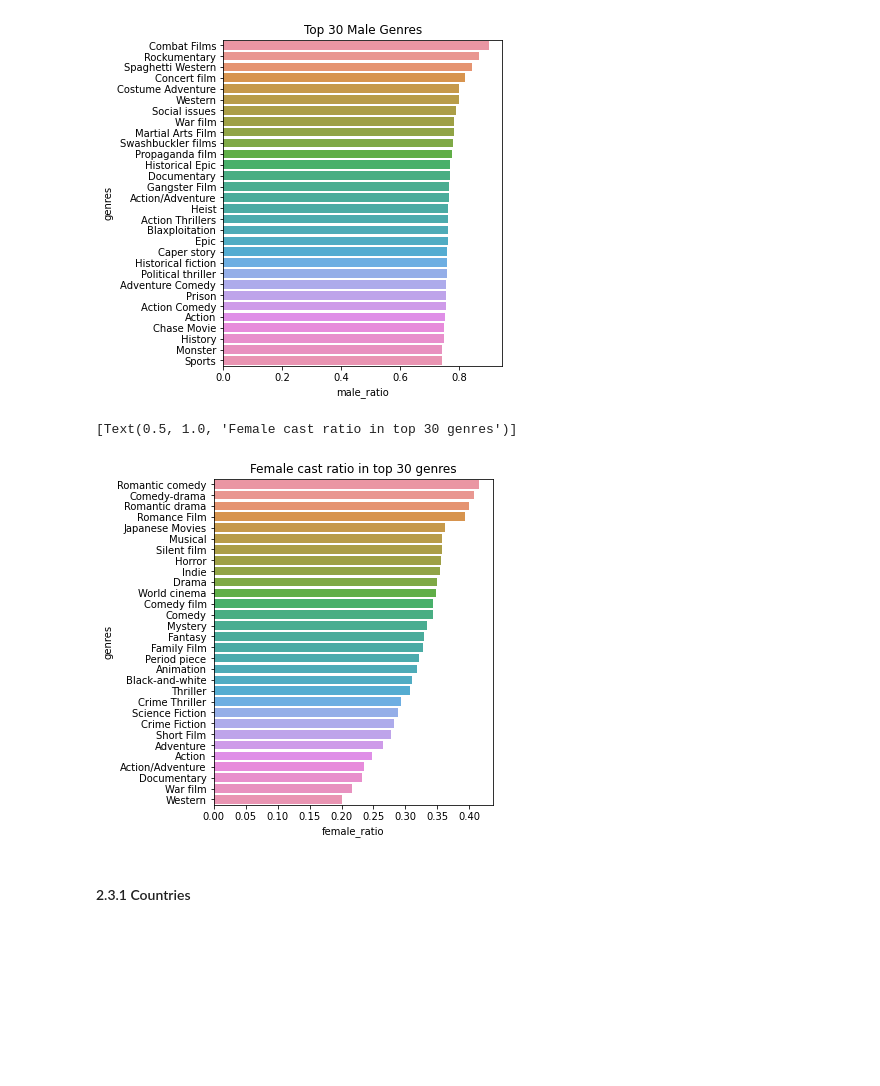
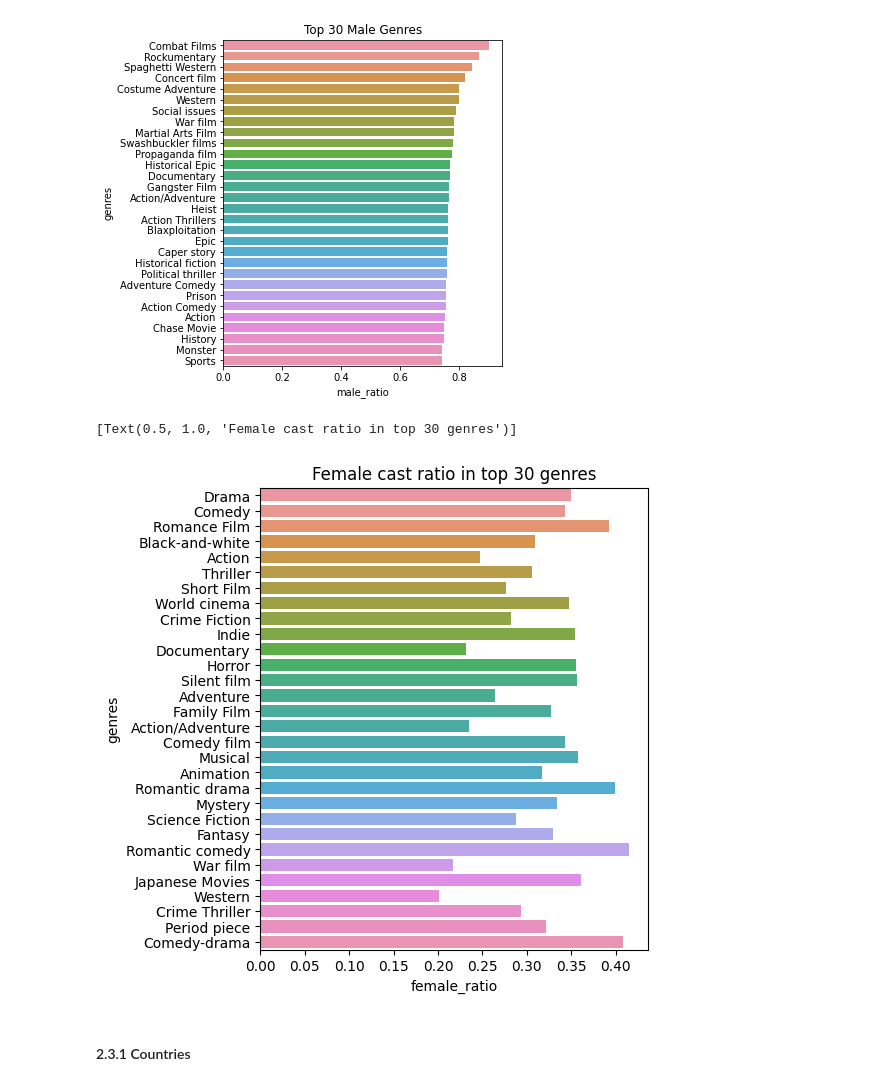
Before and after one commit to epfl-ada/ada-2022-project-yiyisoda, a Jupyter notebook: milestone_2.ipynb, the cells around one changed output. Drawn from its saved outputs; the diff is of its cells as text; code cells hidden in the pictures; blank space fills up the shorter version.

```diff
--- a/milestone_2.ipynb
+++ b/milestone_2.ipynb
@@ -159,7 +159,7 @@ Name: countries, Length: 147, dtype: int64
 movie_genres = movies.copy()
 movie_genres['genres'] = movie_genres['genres'].apply(lambda x: list(eval(x).values()))
 movie_genres = movie_genres.explode('genres', ignore_index = True)
-movie_genres = movie_genres.drop(columns=['freebase_movie_id', 'movie_name','release_date','box_office_revenue',
+movie_genres = movie_genres.drop(columns=['freebase_movie_id', 'movie_name','box_office_revenue',
               'movie_runtime', 'languages','countries'])
 movie_genres.genres.value_counts()
 # %% [output]
@@ -648,12 +648,8 @@ Only the genres with more than 100 movies were taken into consideration. <br><br
 
 Instead of checking which genre has the highest female / male ration it is also interesting to order the 30 most appearing genres according to the gender ratio.
 # %%
-def get_female_ratio(s):
-    female_count = 0
-    for i in range(len(s)):
-        if s[i] == 'F':
-            female_count = female_count+1
-    return round(female_count/len(s), 4)
+sns.reset_defaults
+sns.set(rc={'figure.figsize':(3.5,4.5)})
 # %%
 def get_gender_ratio(s, gender):
     '''
@@ -722,16 +724,15 @@ sns.barplot(data=male_genres, x="male_ratio", y="genres").set(title='Top 30 Male
 # %%
 character_genres = pd.merge(left = characters, right = movie_genres, left_on = 'wiki_movie_id', right_on = 'wiki_movie_id', how = 'inner')
 top30_genres = movie_genres['genres'].value_counts()[:30].index.tolist()
 genre_gender = character_genres[character_genres.genres.isin(top30_genres)][['actor_gender', 'genres']].groupby('genres').agg('sum')
 genre_gender['female_ratio'] = genre_gender['actor_gender'].apply(lambda x: get_gender_ratio(x, "F"))
 genre_gender = genre_gender.drop(columns=['actor_gender'])
-genre_gender = genre_gender.sort_values(by='female_ratio', ascending=False)
 genre_gender['genres'] = genre_gender.index
 f, ax = plt.subplots(figsize=(5, 6))
-sns.barplot(data=genre_gender, x="female_ratio", y="genres").set(title='Female cast ratio in top 30 genres')
+sns.barplot(data=genre_gender, x="female_ratio", y="genres",order=top30_genres).set(title='Female cast ratio in top 30 genres')
 # %% [output]
 [Text(0.5, 1.0, 'Female cast ratio in top 30 genres')]
-[figure, old version]
+[figure, new version]
 # %% [markdown]
 #### 2.3.1 Countries
 # %% [markdown]
```
Also changed, not shown: parts of 19 cells of this notebook.
